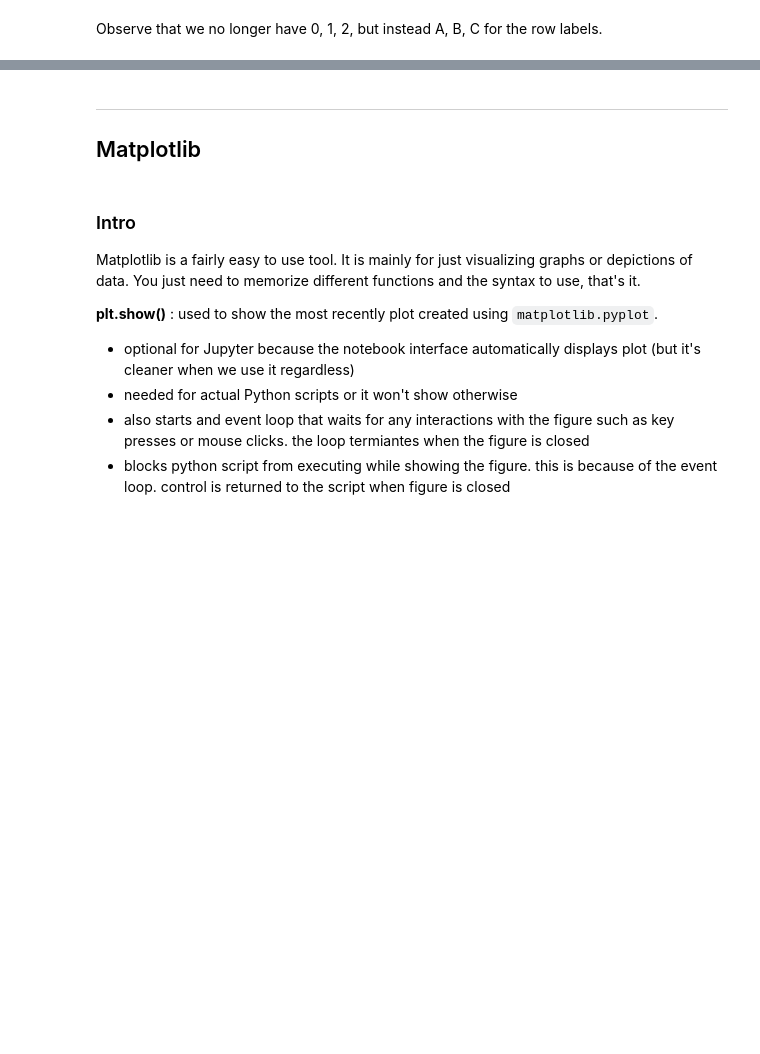
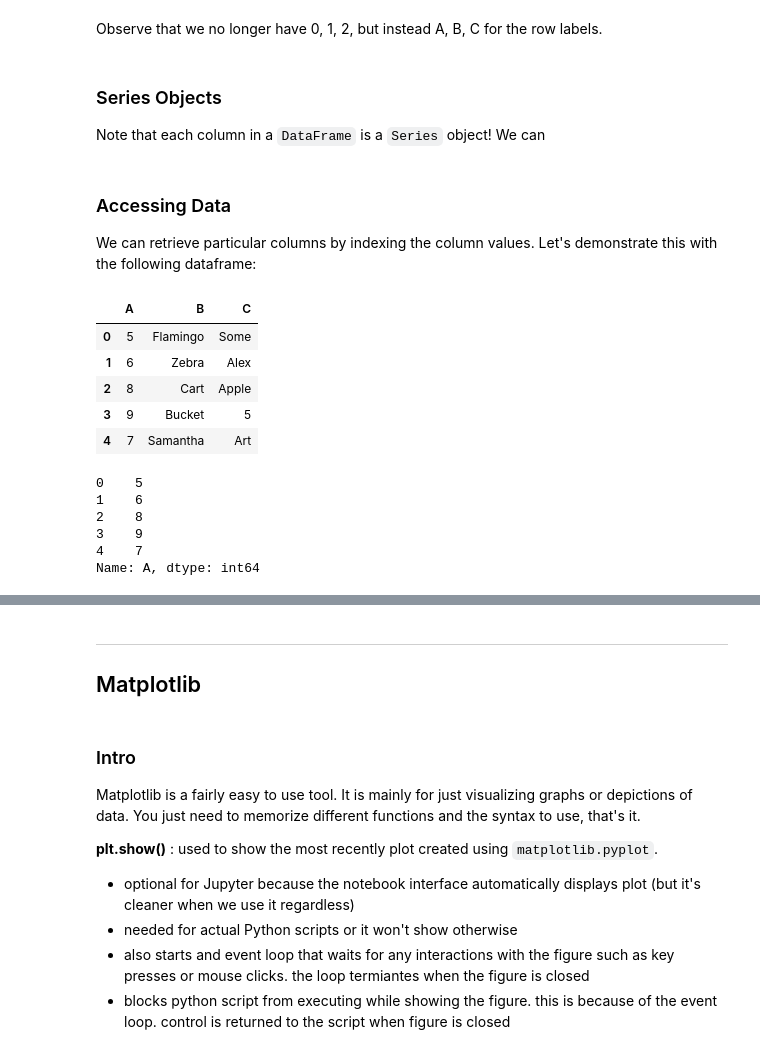
Before and after one commit to mrdandelion6/Learn-to-Code, a Jupyter notebook: python/data_analysis.ipynb, the cells around one changed output, grey strips where cells are left out. Drawn from its saved outputs; the diff is of its cells as text; code cells hidden in the pictures; blank space fills up the shorter version.

```diff
--- a/python/data_analysis.ipynb
+++ b/python/data_analysis.ipynb
@@ -105,2 +123,37 @@ NameError: name 'pd' is not defined
 # %% [markdown]
 Observe that we no longer have 0, 1, 2, but instead A, B, C for the row labels.
+# %% [markdown]
+### Series Objects
+
+Note that each column in a `DataFrame` is a `Series` object! We can
+# %% [markdown]
+### Accessing Data
+
+We can retrieve particular columns by indexing the column values. Let's demonstrate this with the following dataframe:
+# %%
+import pandas as pd
+data = {
+    "A": [5, 6, 8, 9, 7],
+    "B": ["Flamingo", "Zebra", "Cart", "Bucket", "Samantha"],
+    "C": ["Some", "Alex", "Apple", 5, "Art"]
+}
+
+df = pd.DataFrame(data)
+
+df
+# %% [output]
+|  | A | B | C |
+| 0 | 5 | Flamingo | Some |
+| 1 | 6 | Zebra | Alex |
+| 2 | 8 | Cart | Apple |
+| 3 | 9 | Bucket | 5 |
+| 4 | 7 | Samantha | Art |
+# %%
+df['A']
+# %% [output]
+0    5
+1    6
+2    8
+3    9
+4    7
+Name: A, dtype: int64
```
Also changed, not shown: parts of 16 cells of this notebook, 2 other files.
